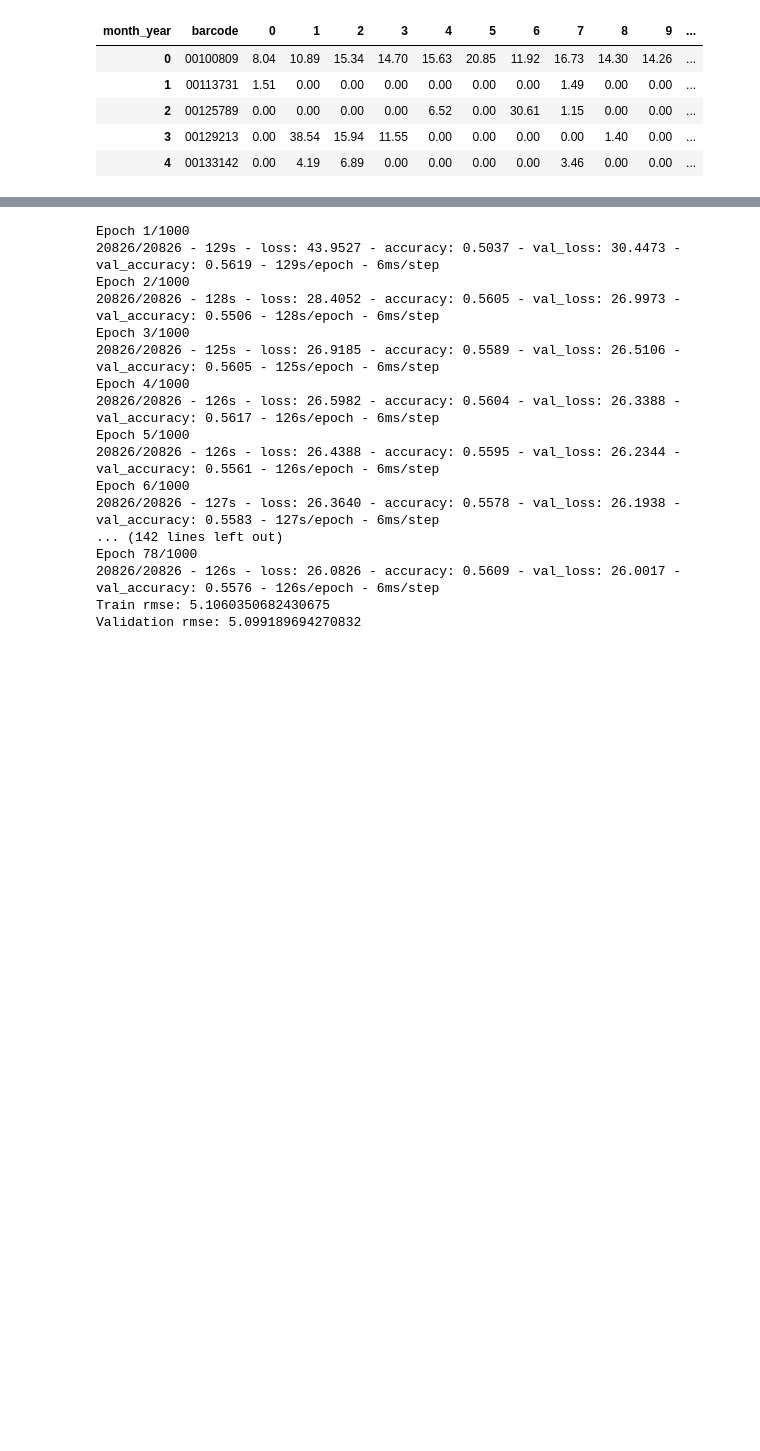
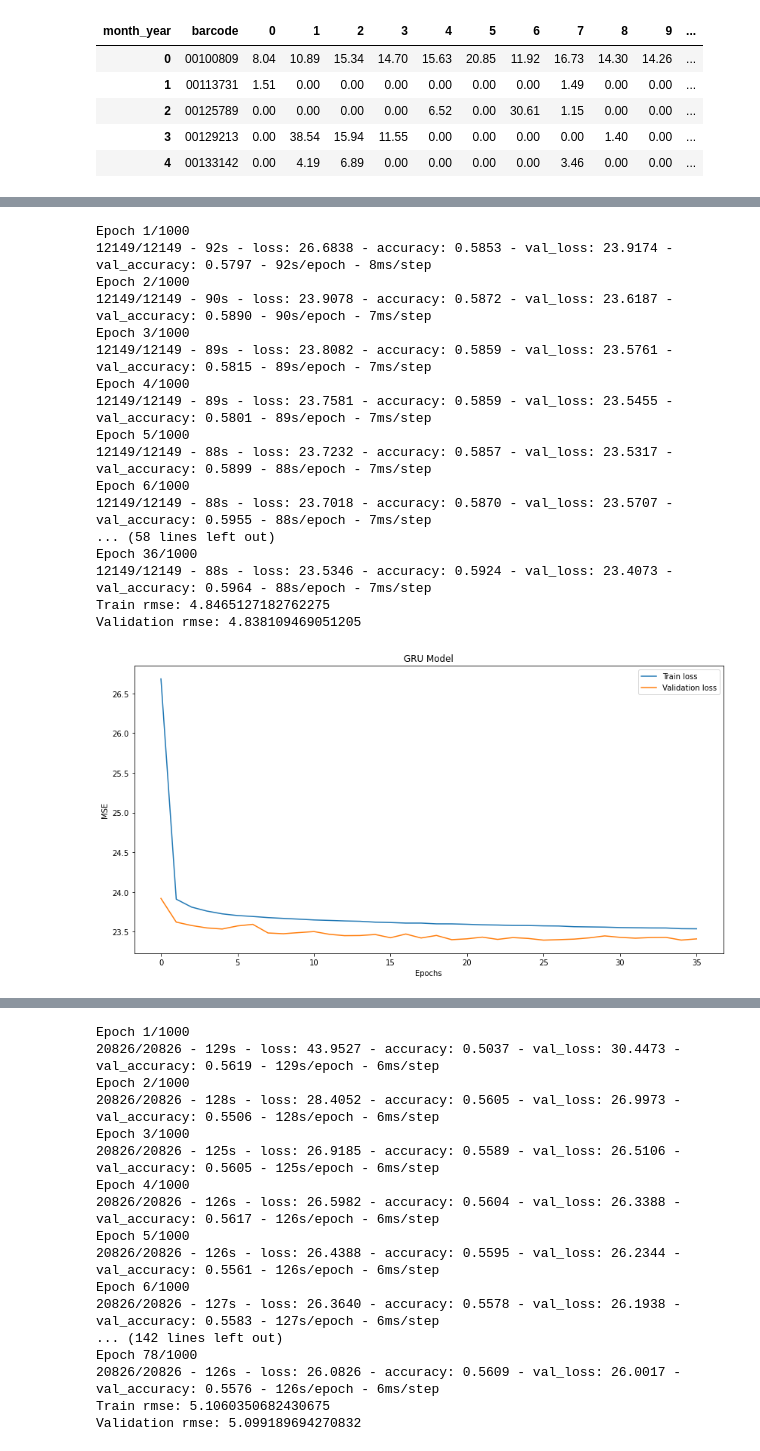
Before and after one commit to diegoray/sales-prediction-gru, a Jupyter notebook: ipynb/tugas-akhir-sales-forecasting-fix-2.ipynb, the cells around one changed output, grey strips where cells are left out. Cells and saved outputs as stored; diff of their text form; code cells hidden in the pictures; blank space fills up the shorter version.

Commit message:
Create new ipynb with 2 years train dataset

```diff
--- a/ipynb/tugas-akhir-sales-forecasting-fix-2.ipynb
+++ b/ipynb/tugas-akhir-sales-forecasting-fix-2.ipynb
@@ -227,0 +271,56 @@ summed_data.head()
+# %%
+def auto_model(batch, neuron, month):
+  serie_size =  X_train.shape[1] # 12
+  n_features =  X_train.shape[2] # 1
+  epochs = 1000
+  lr = 0.0001
+
+  gru_model = Sequential()
+  gru_model.add(L.GRU(neuron, input_shape=(serie_size, n_features)))
+  gru_model.add(L.Dense(1, activation='linear'))
+  adam = optimizers.Adam(lr)
+  gru_model.compile(loss='mse', optimizer=adam, metrics=['accuracy'])
+
+  early_stop = callbacks.EarlyStopping(patience = 10)
+  gru_history = gru_model.fit(X_train, Y_train,
+                                validation_data=(X_valid, Y_valid),
+                                batch_size=batch,
+                                epochs=epochs,
+                                verbose=2,
+                                callbacks=[early_stop])
+  gru_model.save(f"gru_model-bs{batch}_hn{neuron}_month{month}.h5")
+
+  lstm_train_pred = gru_model.predict(X_train)
+  lstm_val_pred = gru_model.predict(X_valid)
+  print('Train rmse:', np.sqrt(mean_squared_error(Y_train, lstm_train_pred)))
+  print('Validation rmse:', np.sqrt(mean_squared_error(Y_valid, lstm_val_pred)))
+
+  fig, ax1 = plt.subplots(1, sharey=True,figsize=(14,7))
+  ax1.plot(gru_history.history['loss'], label='Train loss')
+  ax1.plot(gru_history.history['val_loss'], label='Validation loss')
+  ax1.legend(loc='best')
+  ax1.set_title('GRU Model')
+  ax1.set_xlabel('Epochs')
+  ax1.set_ylabel('MSE')
+  plt.show()
+# %%
+auto_model(64, 64, 20)
+# %% [output]
+Epoch 1/1000
+12149/12149 - 92s - loss: 26.6838 - accuracy: 0.5853 - val_loss: 23.9174 - val_accuracy: 0.5797 - 92s/epoch - 8ms/step
+Epoch 2/1000
+12149/12149 - 90s - loss: 23.9078 - accuracy: 0.5872 - val_loss: 23.6187 - val_accuracy: 0.5890 - 90s/epoch - 7ms/step
+Epoch 3/1000
+12149/12149 - 89s - loss: 23.8082 - accuracy: 0.5859 - val_loss: 23.5761 - val_accuracy: 0.5815 - 89s/epoch - 7ms/step
+Epoch 4/1000
+12149/12149 - 89s - loss: 23.7581 - accuracy: 0.5859 - val_loss: 23.5455 - val_accuracy: 0.5801 - 89s/epoch - 7ms/step
+Epoch 5/1000
+12149/12149 - 88s - loss: 23.7232 - accuracy: 0.5857 - val_loss: 23.5317 - val_accuracy: 0.5899 - 88s/epoch - 7ms/step
+Epoch 6/1000
+12149/12149 - 88s - loss: 23.7018 - accuracy: 0.5870 - val_loss: 23.5707 - val_accuracy: 0.5955 - 88s/epoch - 7ms/step
+... (58 lines left out)
+Epoch 36/1000
+12149/12149 - 88s - loss: 23.5346 - accuracy: 0.5924 - val_loss: 23.4073 - val_accuracy: 0.5964 - 88s/epoch - 7ms/step
+Train rmse: 4.8465127182762275
+Validation rmse: 4.838109469051205
+[figure, added]
```
Also changed, not shown: parts of 44 cells of this notebook, 8 other files.
